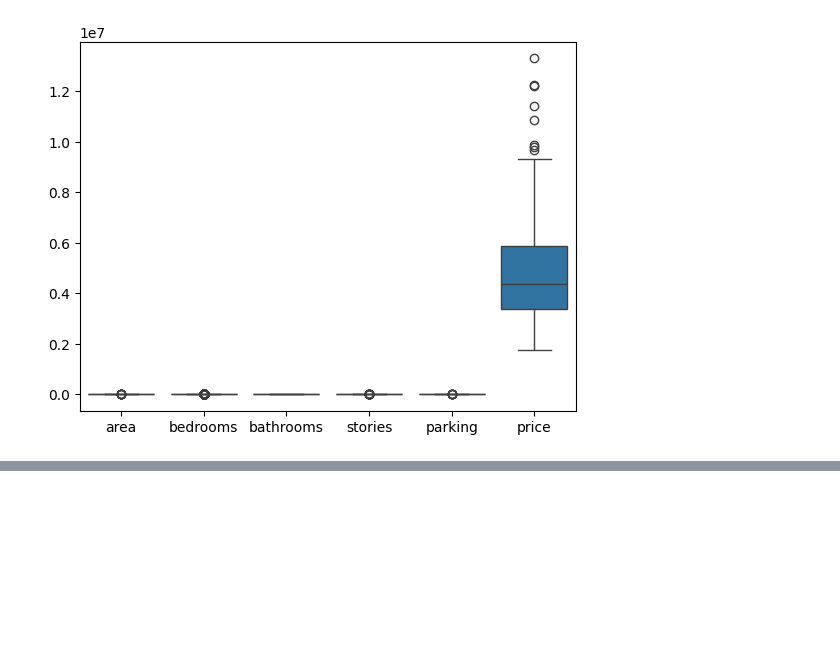
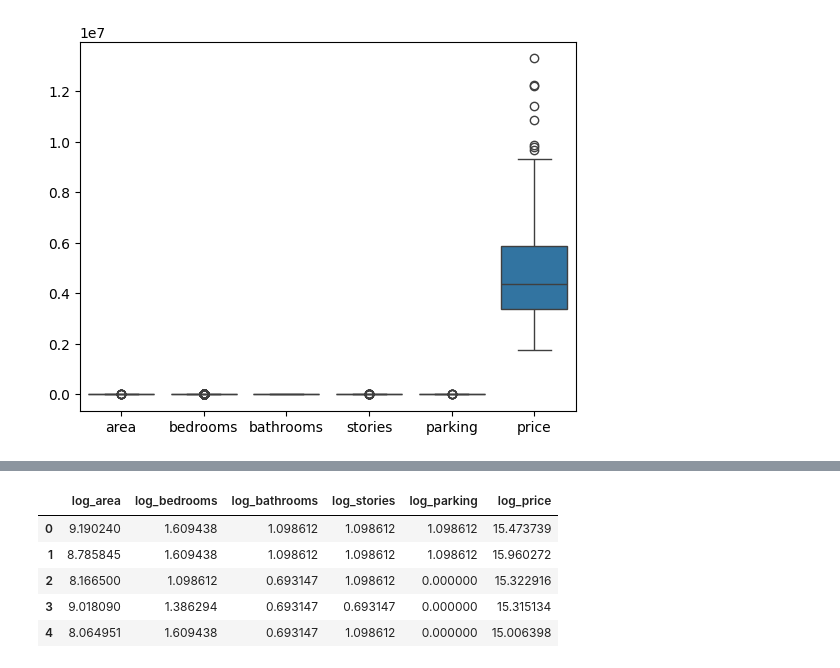
Before and after one commit to Sumitlasiwa/HousePricePredictor, a Jupyter notebook: notebooks/1_EDA.ipynb, the cells around one changed output, grey strips where cells are left out. Saved outputs shown, nothing was run; the diff lists cells and outputs as text; code cells hidden in the pictures; blank space fills up the shorter version.

```diff
--- a/notebooks/1_EDA.ipynb
+++ b/notebooks/1_EDA.ipynb
@@ -155,0 +185,9 @@ sns.boxplot(data=df_train[['stories']])
+# %%
+X.head()
+# %% [output]
+|  | log_area | log_bedrooms | log_bathrooms | log_stories | log_parking | log_price |
+| 0 | 9.190240 | 1.609438 | 1.098612 | 1.098612 | 1.098612 | 15.473739 |
+| 1 | 8.785845 | 1.609438 | 1.098612 | 1.098612 | 1.098612 | 15.960272 |
+| 2 | 8.166500 | 1.098612 | 0.693147 | 1.098612 | 0.000000 | 15.322916 |
+| 3 | 9.018090 | 1.386294 | 0.693147 | 0.693147 | 0.000000 | 15.315134 |
+| 4 | 8.064951 | 1.609438 | 0.693147 | 1.098612 | 0.000000 | 15.006398 |
```
Also changed, not shown: parts of 10 cells of this notebook, 3 other files.
